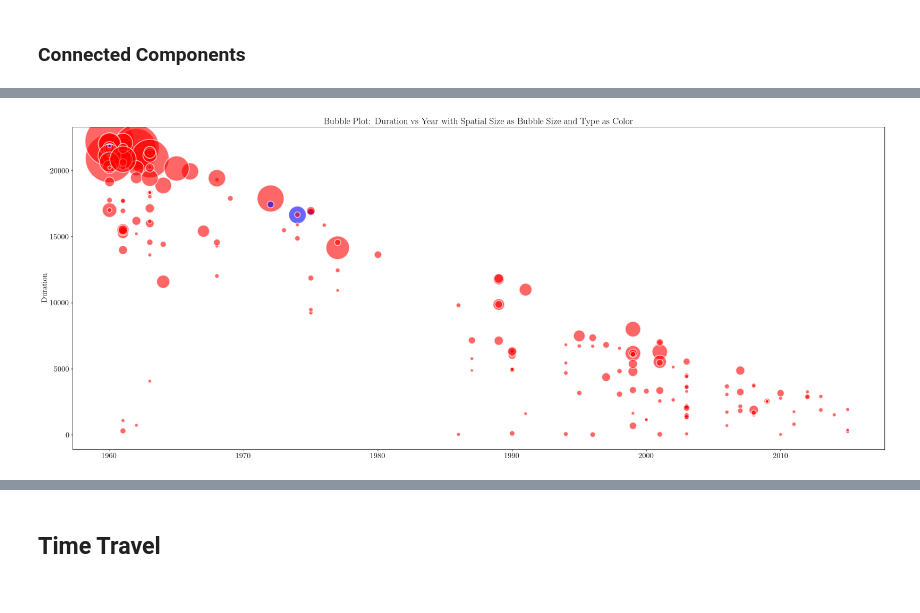
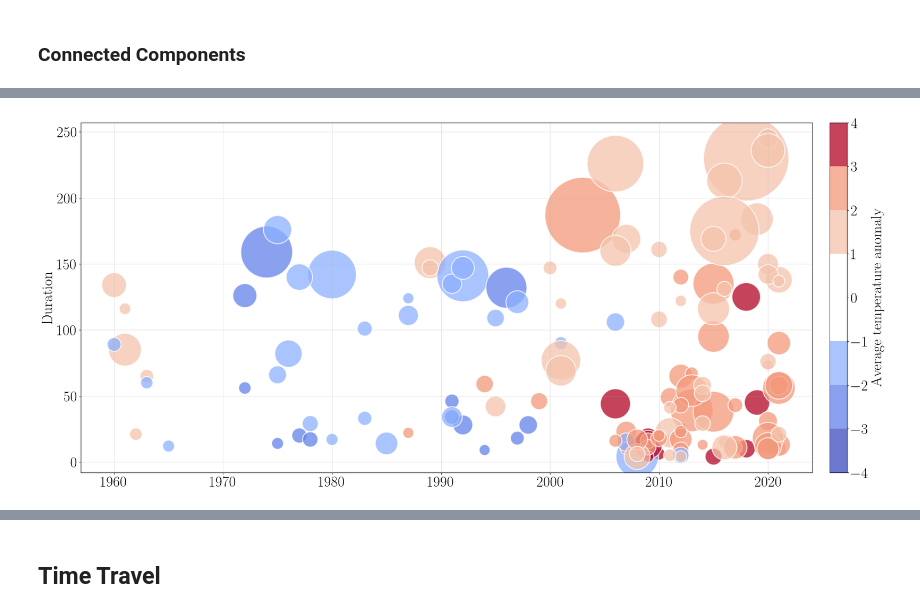
Before and after one commit to GuillaumeCld/seasonal-burst, a Jupyter notebook: grl-case-study/notebooks/paper_grid.ipynb, the cells around one changed output, grey strips where cells are left out. Saved outputs shown, nothing was run; the diff lists cells and outputs as text; code cells hidden in the pictures.

```diff
--- a/grl-case-study/notebooks/paper_grid.ipynb
+++ b/grl-case-study/notebooks/paper_grid.ipynb
@@ -36,7 +38,7 @@ grid_data_path="../../Data/SST/medi_1960_2021_processed_focused.nc"
 parameter="sst"
 n_jobs = 6
 minimum_length = 1
-maximum_length = 365
+maximum_length = 90
 absolute_threshold = True
 animate = False
 export = True
@@ -208,9 +182,9 @@ hot_grid_burst = np.copy(grid_burst)
 for i in range(lat):
     for j in range(lon):
         if grid_burst[i,j] != []:
-            l = [b for b in grid_burst[i,j] if b[-1] == -1]
+            l = [b for b in grid_burst[i,j] if b[-1] == 1]
             hot_grid_burst[i,j] = l
-connected_components_bursts = connected_components_bursts(hot_grid_burst, 1)
-ccs = [cc for cc in connected_components_bursts if len(list(set(cc))) >= 5]
-print(f"In total there are {len(connected_components_bursts)} connected component(s). If we keep connected components that have at least 5 components (5 anomalies) we have {len(ccs)} cluster(s)")
+ccs = connected_components_bursts(grid_burst, 1)
+ccs = [cc for cc in ccs if len(list(set(cc))) >= 5]
+print(f"In total there are {len(ccs)} connected component(s). If we keep connected components that have at least 5 components (5 anomalies) we have {len(ccs)} cluster(s)")
 # %% [output]
@@ -267,18 +375,50 @@ plt.show()
+# %%
+def grid_length(cc):
+    coords = []
+    for (i, j, _) in cc:
+        if not (i,j) in coords:
+            coords.append((i,j))
+    return len(coords)
+
+
+ccs_f = [cc for cc in ccs if grid_length(cc) >= 42]
 # %%
-cc_stats, grid_start_5, grid_start_10, grid_start_15, grid_start_20 = ub.compute_cc_stats(grid_burst, ccs, n_year, first_year, lat, lon, coords)
+cc_stats, grid_start_5, grid_start_10, grid_start_15, grid_start_20 = ub.compute_cc_stats(grid.values, grid_burst, ccs_f, n_year, first_year, lat, lon, coords)
 
-df_cc = pd.DataFrame(cc_stats, columns=['Duration', 'Spatial Size', 'Start Year', 'Type'])
+plt.rcParams.update(plt.rcParamsDefault)
+plt.rcParams.update({
+    "text.usetex": True,
+    "font.family": "serif",
+    "font.serif": ["Latin Modern Roman"],
+})
+plt.rcParams['font.size'] = 28
+
+df_cc = pd.DataFrame(cc_stats, columns=['Duration', 'Spatial Size', 'Start Year', 'Type', 'Intensity'])
+df_cc = df_cc[df_cc['Duration'] >= 4]
 # Setting the color based on Type
 colors = df_cc['Type'].map({1: 'red', -1: 'blue'})
 
+cmap = plt.cm.coolwarm
+bounds = np.arange(-4, 5, 1)
+colors = cmap(np.linspace(0, 1, 9))
+colors[3:5] = [1, 1, 1, 1]  # Middle value becomes white
+custom_cmap = mcolors.ListedColormap(colors)
+
+bounds = np.arange(-4, 5, 1)
+norm = mcolors.BoundaryNorm(boundaries=bounds, ncolors=custom_cmap.N)
 # Creating the bubble plot
 plt.figure(figsize=(30, 12))
-plt.scatter(df_cc['Start Year'], df_cc['Duration'], s=df_cc['Spatial Size']*10, c=colors, alpha=0.6, edgecolors="w", linewidth=2)
+plt.scatter(df_cc['Start Year'], df_cc['Duration'], s=df_cc['Spatial Size']*10, c=df_cc['Intensity'], alpha=0.75, cmap=custom_cmap, norm=norm, edgecolors="w", linewidth=2)
 
 # Adding labels and title
-#plt.xlabel('Year')
 plt.ylabel('Duration')
-plt.title('Bubble Plot: Duration vs Year with Spatial Size as Bubble Size and Type as Color')
+#plt.title('Bubble Plot: Duration vs Year with Spatial Size as Bubble Size and Type as Color')
+plt.colorbar(pad = 0.02, label="Average temperature anomaly")
+plt.grid(alpha=0.4)
+
+
+plt.savefig("bubble_plot.pdf", format="pdf", bbox_inches='tight')
+
 plt.show()
 # %% [output]
-[figure, old version]
+[figure, new version]
```
Also changed, not shown: parts of 28 cells of this notebook, 42 other files.
